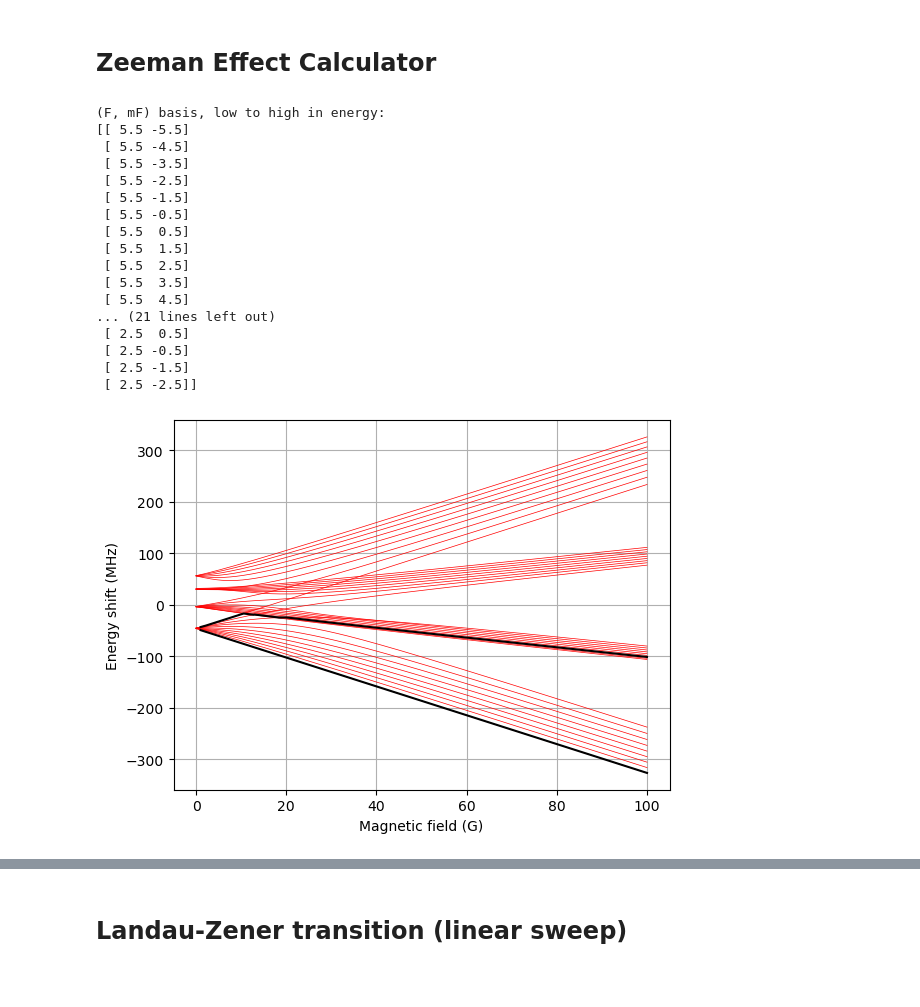
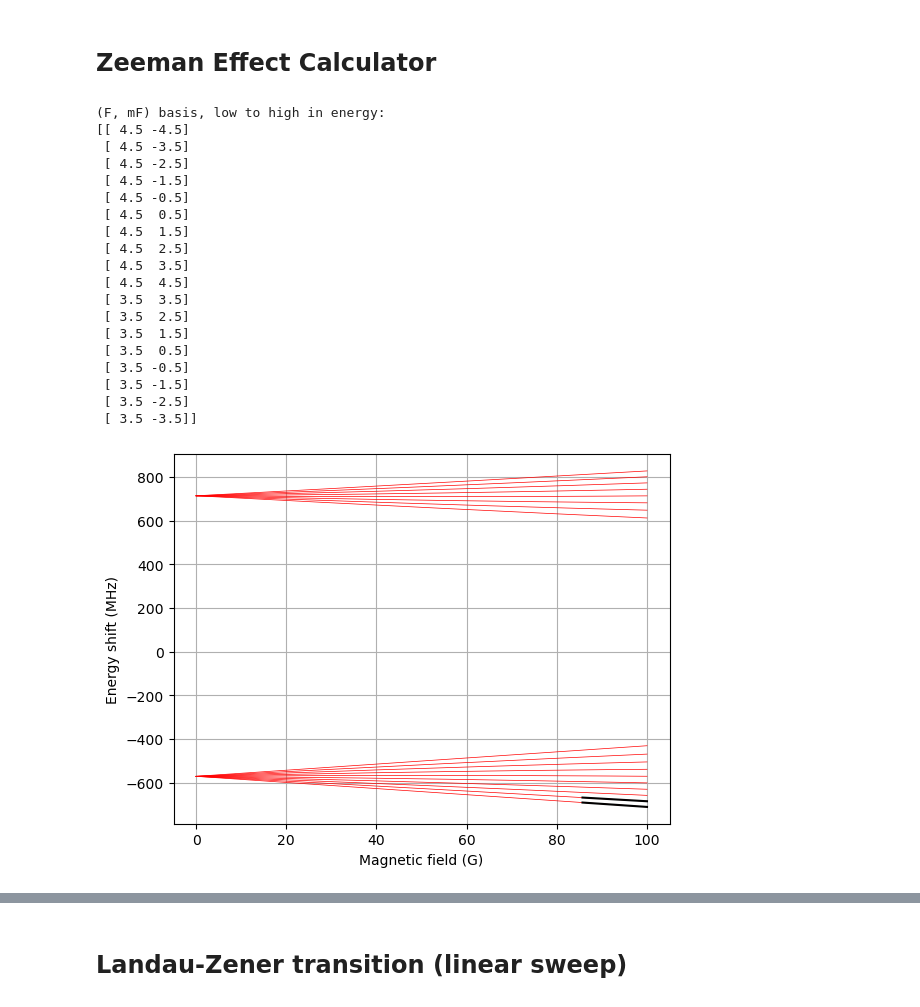
Before and after one commit to huanium/huanium, a Jupyter notebook: MIT_PhD/Fermi1/Fermi1 Calculator/Fermi1_Calculator_part_1_of_5.ipynb, the cells around one changed output, grey strips where cells are left out. Drawn from its saved outputs; the diff is of its cells as text; code cells hidden in the pictures.

```diff
--- a/MIT_PhD/Fermi1/Fermi1 Calculator/Fermi1_Calculator_part_1_of_5.ipynb
+++ b/MIT_PhD/Fermi1/Fermi1 Calculator/Fermi1_Calculator_part_1_of_5.ipynb
@@ -312,41 +312,43 @@ def zeeman_splitting_calculator(J, I, gI, L, S, B_main, B_start, B_end, num_B, A
 # %%
 # Zeeman calculator cell
 B_start = 0
 B_end = 100
-B_main = 1.0 # G
+B_main = 85.7 # G
 num_B = 1000
 
 # Careful what you type in here!
-Ahf = K40Ahf_p32
-Bhf = K40Bhf_p32
-L = 1
+Ahf = K40Ahf_s12
+Bhf = K40Bhf_s12
+L = 0
 S = 1/2
-J = 3/2
+J = 1/2
 I = K40I
 gI = K40gI
 
 zeeman_splitting_calculator(J, I, gI, L, S, B_main, B_start, B_end, num_B, Ahf, Bhf,
-                            plotting = True, highlight_HF_states = [1,12], plot_range = None,
-                            single_B_field_calc_mode = True, print_field_sensitivity_between = [1,12],
-                            search_mode = False, splitting = 22.830, splitting_between_states = [1,12],
+                            plotting = True, highlight_HF_states = [1,2], plot_range = None,
+                            single_B_field_calc_mode = True, print_field_sensitivity_between = [1,2],
+                            search_mode = False, splitting = 22.830, splitting_between_states = [1,2],
                             labeling_mode='lf')
 # %% [output]
 (F, mF) basis, low to high in energy:
-[[ 5.5 -5.5]
- [ 5.5 -4.5]
- [ 5.5 -3.5]
- [ 5.5 -2.5]
- [ 5.5 -1.5]
- [ 5.5 -0.5]
- [ 5.5  0.5]
- [ 5.5  1.5]
- [ 5.5  2.5]
- [ 5.5  3.5]
- [ 5.5  4.5]
-... (21 lines left out)
- [ 2.5  0.5]
- [ 2.5 -0.5]
- [ 2.5 -1.5]
- [ 2.5 -2.5]]
+[[ 4.5 -4.5]
+ [ 4.5 -3.5]
+ [ 4.5 -2.5]
+ [ 4.5 -1.5]
+ [ 4.5 -0.5]
+ [ 4.5  0.5]
+ [ 4.5  1.5]
+ [ 4.5  2.5]
+ [ 4.5  3.5]
+ [ 4.5  4.5]
+ [ 3.5  3.5]
+ [ 3.5  2.5]
+ [ 3.5  1.5]
+ [ 3.5  0.5]
+ [ 3.5 -0.5]
+ [ 3.5 -1.5]
+ [ 3.5 -2.5]
+ [ 3.5 -3.5]]
-[figure, old version]
+[figure, new version]
 Frequencies (MHz)
```
Also changed, not shown: parts of 2 cells of this notebook, 3 other files.
